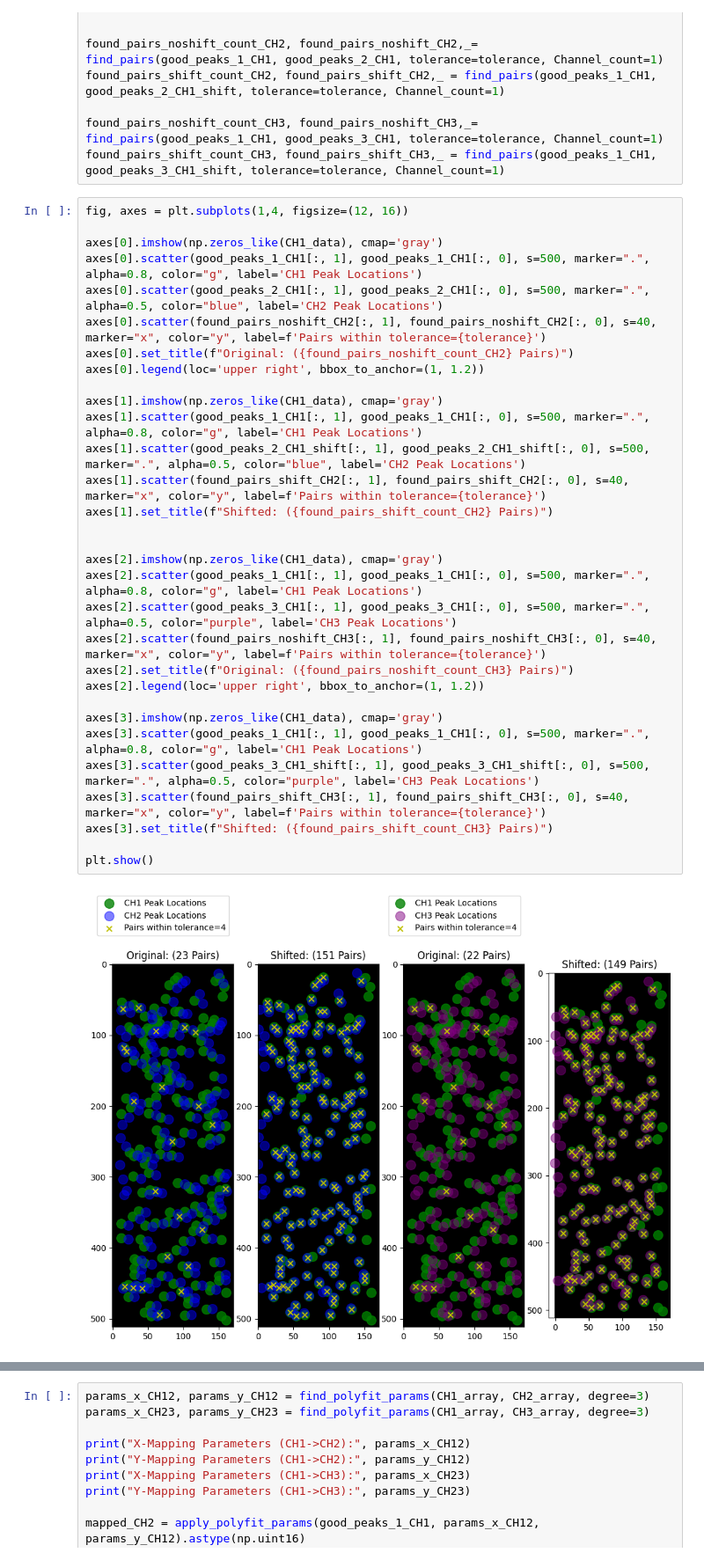
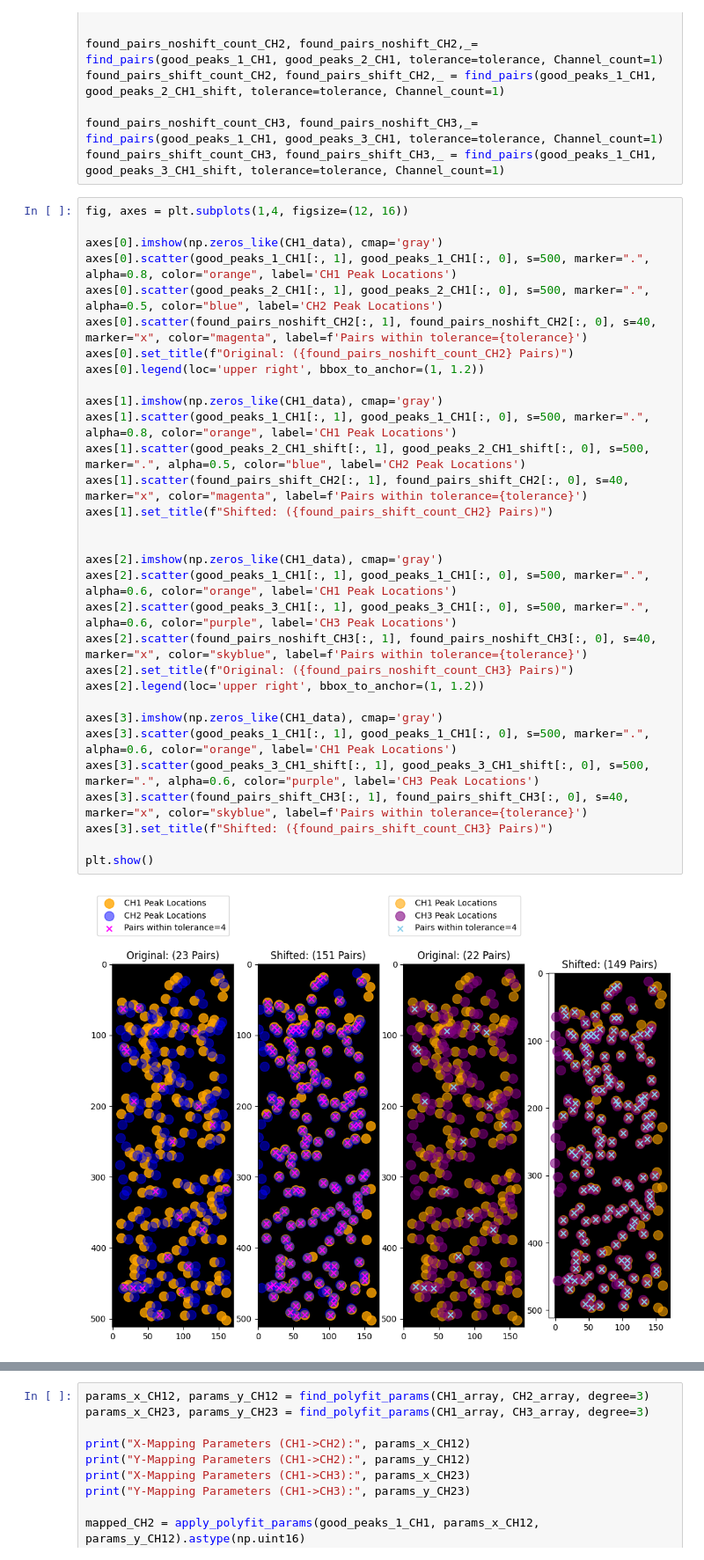
Before and after one commit to ljhason/smPy-UserGuide, a Jupyter notebook: User Guide - Three Colour/UserGuide_ThreeColour.ipynb, the cells around one changed output, grey strips where cells are left out. Shown at 88% size. Drawn from its saved outputs; the diff is of its cells as text.

```diff
--- a/User Guide - Three Colour/UserGuide_ThreeColour.ipynb
+++ b/User Guide - Three Colour/UserGuide_ThreeColour.ipynb
@@ -75,33 +76,33 @@ found_pairs_shift_count_CH3, found_pairs_shift_CH3,_ = find_pairs(good_peaks_1_C
 # %%
 fig, axes = plt.subplots(1,4, figsize=(12, 16))
 
 axes[0].imshow(np.zeros_like(CH1_data), cmap='gray')
-axes[0].scatter(good_peaks_1_CH1[:, 1], good_peaks_1_CH1[:, 0], s=500, marker=".", alpha=0.8, color="g", label='CH1 Peak Locations')
+axes[0].scatter(good_peaks_1_CH1[:, 1], good_peaks_1_CH1[:, 0], s=500, marker=".", alpha=0.8, color="orange", label='CH1 Peak Locations')
 axes[0].scatter(good_peaks_2_CH1[:, 1], good_peaks_2_CH1[:, 0], s=500, marker=".", alpha=0.5, color="blue", label='CH2 Peak Locations')
-axes[0].scatter(found_pairs_noshift_CH2[:, 1], found_pairs_noshift_CH2[:, 0], s=40, marker="x", color="y", label=f'Pairs within tolerance={tolerance}')
+axes[0].scatter(found_pairs_noshift_CH2[:, 1], found_pairs_noshift_CH2[:, 0], s=40, marker="x", color="magenta", label=f'Pairs within tolerance={tolerance}')
 axes[0].set_title(f"Original: ({found_pairs_noshift_count_CH2} Pairs)")
 axes[0].legend(loc='upper right', bbox_to_anchor=(1, 1.2))
 
 axes[1].imshow(np.zeros_like(CH1_data), cmap='gray')
-axes[1].scatter(good_peaks_1_CH1[:, 1], good_peaks_1_CH1[:, 0], s=500, marker=".", alpha=0.8, color="g", label='CH1 Peak Locations')
+axes[1].scatter(good_peaks_1_CH1[:, 1], good_peaks_1_CH1[:, 0], s=500, marker=".", alpha=0.8, color="orange", label='CH1 Peak Locations')
 axes[1].scatter(good_peaks_2_CH1_shift[:, 1], good_peaks_2_CH1_shift[:, 0], s=500, marker=".", alpha=0.5, color="blue", label='CH2 Peak Locations')
-axes[1].scatter(found_pairs_shift_CH2[:, 1], found_pairs_shift_CH2[:, 0], s=40, marker="x", color="y", label=f'Pairs within tolerance={tolerance}')
+axes[1].scatter(found_pairs_shift_CH2[:, 1], found_pairs_shift_CH2[:, 0], s=40, marker="x", color="magenta", label=f'Pairs within tolerance={tolerance}')
 axes[1].set_title(f"Shifted: ({found_pairs_shift_count_CH2} Pairs)")
 
 
 axes[2].imshow(np.zeros_like(CH1_data), cmap='gray')
-axes[2].scatter(good_peaks_1_CH1[:, 1], good_peaks_1_CH1[:, 0], s=500, marker=".", alpha=0.8, color="g", label='CH1 Peak Locations')
-axes[2].scatter(good_peaks_3_CH1[:, 1], good_peaks_3_CH1[:, 0], s=500, marker=".", alpha=0.5, color="purple", label='CH3 Peak Locations')
-axes[2].scatter(found_pairs_noshift_CH3[:, 1], found_pairs_noshift_CH3[:, 0], s=40, marker="x", color="y", label=f'Pairs within tolerance={tolerance}')
+axes[2].scatter(good_peaks_1_CH1[:, 1], good_peaks_1_CH1[:, 0], s=500, marker=".", alpha=0.6, color="orange", label='CH1 Peak Locations')
+axes[2].scatter(good_peaks_3_CH1[:, 1], good_peaks_3_CH1[:, 0], s=500, marker=".", alpha=0.6, color="purple", label='CH3 Peak Locations')
+axes[2].scatter(found_pairs_noshift_CH3[:, 1], found_pairs_noshift_CH3[:, 0], s=40, marker="x", color="skyblue", label=f'Pairs within tolerance={tolerance}')
 axes[2].set_title(f"Original: ({found_pairs_noshift_count_CH3} Pairs)")
 axes[2].legend(loc='upper right', bbox_to_anchor=(1, 1.2))
 
 axes[3].imshow(np.zeros_like(CH1_data), cmap='gray')
-axes[3].scatter(good_peaks_1_CH1[:, 1], good_peaks_1_CH1[:, 0], s=500, marker=".", alpha=0.8, color="g", label='CH1 Peak Locations')
-axes[3].scatter(good_peaks_3_CH1_shift[:, 1], good_peaks_3_CH1_shift[:, 0], s=500, marker=".", alpha=0.5, color="purple", label='CH3 Peak Locations')
-axes[3].scatter(found_pairs_shift_CH3[:, 1], found_pairs_shift_CH3[:, 0], s=40, marker="x", color="y", label=f'Pairs within tolerance={tolerance}')
+axes[3].scatter(good_peaks_1_CH1[:, 1], good_peaks_1_CH1[:, 0], s=500, marker=".", alpha=0.6, color="orange", label='CH1 Peak Locations')
+axes[3].scatter(good_peaks_3_CH1_shift[:, 1], good_peaks_3_CH1_shift[:, 0], s=500, marker=".", alpha=0.6, color="purple", label='CH3 Peak Locations')
+axes[3].scatter(found_pairs_shift_CH3[:, 1], found_pairs_shift_CH3[:, 0], s=40, marker="x", color="skyblue", label=f'Pairs within tolerance={tolerance}')
 axes[3].set_title(f"Shifted: ({found_pairs_shift_count_CH3} Pairs)")
 
 plt.show()
 # %% [output]
-[figure, old version]
+[figure, new version]
```
Also changed, not shown: parts of 19 cells of this notebook, 7 other files.
